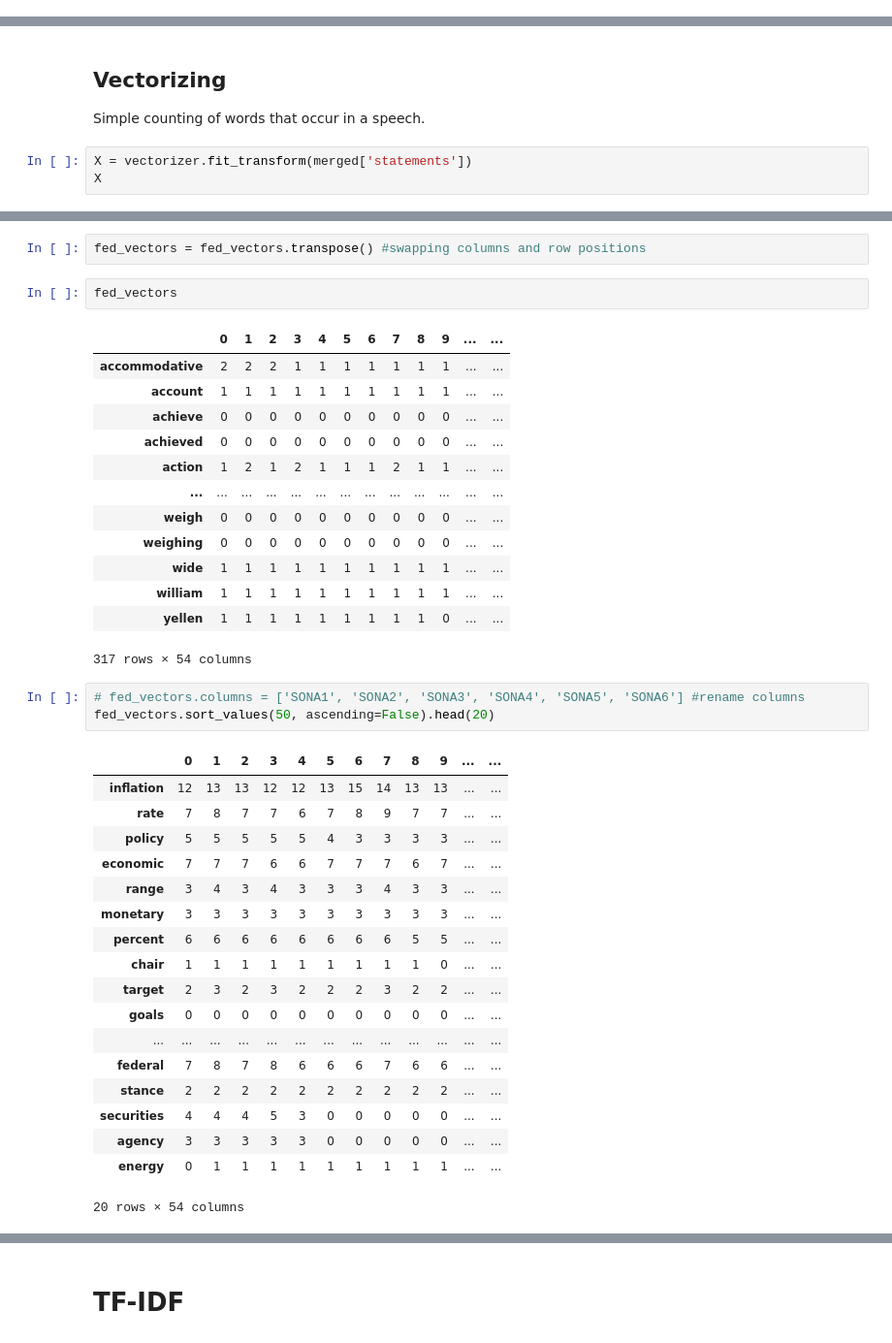
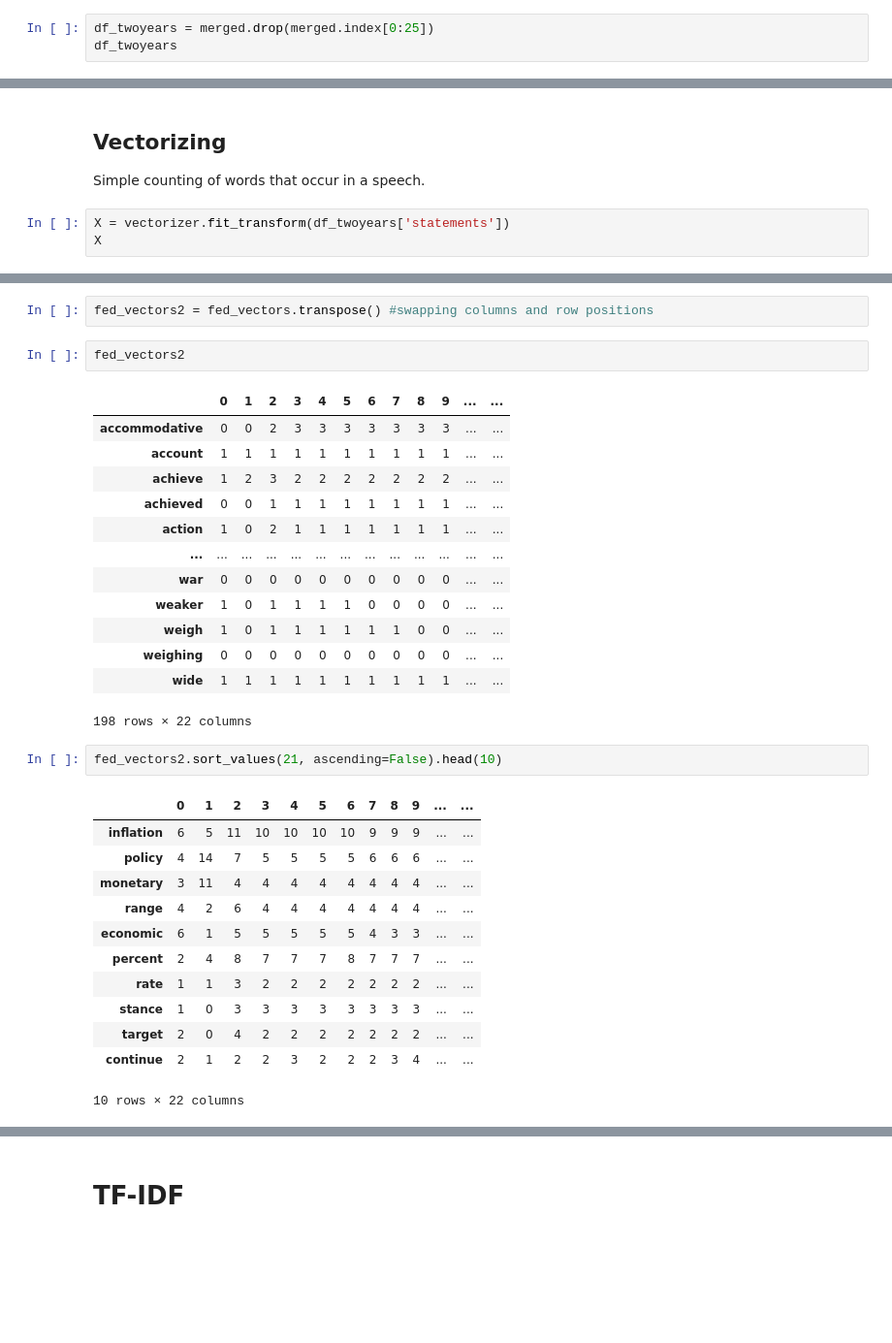
Before and after one commit to pmagtulis/fed-statement-scraper, a Jupyter notebook: fed-processing.ipynb, the cells around one changed output, grey strips where cells are left out. Shown at 97% size. Drawn from its saved outputs; the diff is of its cells as text; blank space fills up the shorter version.

```diff
--- a/fed-processing.ipynb
+++ b/fed-processing.ipynb
@@ -31,0 +40,3 @@ merged.tail(10)
+# %%
+df_twoyears = merged.drop(merged.index[0:25])
+df_twoyears
@@ -61,6 +90,6 @@ vectorizer = CountVectorizer(
 
 Simple counting of words that occur in a speech.
 # %%
-X = vectorizer.fit_transform(merged['statements'])
+X = vectorizer.fit_transform(df_twoyears['statements'])
 X
 # %% [output]
@@ -91,40 +120,33 @@ fed_vectors.tail(15)
 # %%
-fed_vectors = fed_vectors.transpose() #swapping columns and row positions
+fed_vectors2 = fed_vectors.transpose() #swapping columns and row positions
 # %%
-fed_vectors
+fed_vectors2
 # %% [output]
 |  | 0 | 1 | 2 | 3 | 4 | 5 | 6 | 7 | 8 | 9 | ... | ... |
-| accommodative | 2 | 2 | 2 | 1 | 1 | 1 | 1 | 1 | 1 | 1 | ... | ... |
+| accommodative | 0 | 0 | 2 | 3 | 3 | 3 | 3 | 3 | 3 | 3 | ... | ... |
 | account | 1 | 1 | 1 | 1 | 1 | 1 | 1 | 1 | 1 | 1 | ... | ... |
-| achieve | 0 | 0 | 0 | 0 | 0 | 0 | 0 | 0 | 0 | 0 | ... | ... |
-| achieved | 0 | 0 | 0 | 0 | 0 | 0 | 0 | 0 | 0 | 0 | ... | ... |
-| action | 1 | 2 | 1 | 2 | 1 | 1 | 1 | 2 | 1 | 1 | ... | ... |
+| achieve | 1 | 2 | 3 | 2 | 2 | 2 | 2 | 2 | 2 | 2 | ... | ... |
+| achieved | 0 | 0 | 1 | 1 | 1 | 1 | 1 | 1 | 1 | 1 | ... | ... |
+| action | 1 | 0 | 2 | 1 | 1 | 1 | 1 | 1 | 1 | 1 | ... | ... |
 | ... | ... | ... | ... | ... | ... | ... | ... | ... | ... | ... | ... | ... |
-| weigh | 0 | 0 | 0 | 0 | 0 | 0 | 0 | 0 | 0 | 0 | ... | ... |
+| war | 0 | 0 | 0 | 0 | 0 | 0 | 0 | 0 | 0 | 0 | ... | ... |
+| weaker | 1 | 0 | 1 | 1 | 1 | 1 | 0 | 0 | 0 | 0 | ... | ... |
+| weigh | 1 | 0 | 1 | 1 | 1 | 1 | 1 | 1 | 0 | 0 | ... | ... |
 | weighing | 0 | 0 | 0 | 0 | 0 | 0 | 0 | 0 | 0 | 0 | ... | ... |
 | wide | 1 | 1 | 1 | 1 | 1 | 1 | 1 | 1 | 1 | 1 | ... | ... |
-| william | 1 | 1 | 1 | 1 | 1 | 1 | 1 | 1 | 1 | 1 | ... | ... |
-| yellen | 1 | 1 | 1 | 1 | 1 | 1 | 1 | 1 | 1 | 0 | ... | ... |
-317 rows × 54 columns
+198 rows × 22 columns
 # %%
-# fed_vectors.columns = ['SONA1', 'SONA2', 'SONA3', 'SONA4', 'SONA5', 'SONA6'] #rename columns
-fed_vectors.sort_values(50, ascending=False).head(20)
+fed_vectors2.sort_values(21, ascending=False).head(10)
 # %% [output]
 |  | 0 | 1 | 2 | 3 | 4 | 5 | 6 | 7 | 8 | 9 | ... | ... |
-| inflation | 12 | 13 | 13 | 12 | 12 | 13 | 15 | 14 | 13 | 13 | ... | ... |
-| rate | 7 | 8 | 7 | 7 | 6 | 7 | 8 | 9 | 7 | 7 | ... | ... |
-| policy | 5 | 5 | 5 | 5 | 5 | 4 | 3 | 3 | 3 | 3 | ... | ... |
-| economic | 7 | 7 | 7 | 6 | 6 | 7 | 7 | 7 | 6 | 7 | ... | ... |
-| range | 3 | 4 | 3 | 4 | 3 | 3 | 3 | 4 | 3 | 3 | ... | ... |
-| monetary | 3 | 3 | 3 | 3 | 3 | 3 | 3 | 3 | 3 | 3 | ... | ... |
-| percent | 6 | 6 | 6 | 6 | 6 | 6 | 6 | 6 | 5 | 5 | ... | ... |
-| chair | 1 | 1 | 1 | 1 | 1 | 1 | 1 | 1 | 1 | 0 | ... | ... |
-| target | 2 | 3 | 2 | 3 | 2 | 2 | 2 | 3 | 2 | 2 | ... | ... |
-| goals | 0 | 0 | 0 | 0 | 0 | 0 | 0 | 0 | 0 | 0 | ... | ... |
-| ... | ... | ... | ... | ... | ... | ... | ... | ... | ... | ... | ... | ... |
-| federal | 7 | 8 | 7 | 8 | 6 | 6 | 6 | 7 | 6 | 6 | ... | ... |
-| stance | 2 | 2 | 2 | 2 | 2 | 2 | 2 | 2 | 2 | 2 | ... | ... |
-| securities | 4 | 4 | 4 | 5 | 3 | 0 | 0 | 0 | 0 | 0 | ... | ... |
-| agency | 3 | 3 | 3 | 3 | 3 | 0 | 0 | 0 | 0 | 0 | ... | ... |
-| energy | 0 | 1 | 1 | 1 | 1 | 1 | 1 | 1 | 1 | 1 | ... | ... |
+| inflation | 6 | 5 | 11 | 10 | 10 | 10 | 10 | 9 | 9 | 9 | ... | ... |
+| policy | 4 | 14 | 7 | 5 | 5 | 5 | 5 | 6 | 6 | 6 | ... | ... |
+| monetary | 3 | 11 | 4 | 4 | 4 | 4 | 4 | 4 | 4 | 4 | ... | ... |
+| range | 4 | 2 | 6 | 4 | 4 | 4 | 4 | 4 | 4 | 4 | ... | ... |
+| economic | 6 | 1 | 5 | 5 | 5 | 5 | 5 | 4 | 3 | 3 | ... | ... |
+| percent | 2 | 4 | 8 | 7 | 7 | 7 | 8 | 7 | 7 | 7 | ... | ... |
+| rate | 1 | 1 | 3 | 2 | 2 | 2 | 2 | 2 | 2 | 2 | ... | ... |
+| stance | 1 | 0 | 3 | 3 | 3 | 3 | 3 | 3 | 3 | 3 | ... | ... |
+| target | 2 | 0 | 4 | 2 | 2 | 2 | 2 | 2 | 2 | 2 | ... | ... |
+| continue | 2 | 1 | 2 | 2 | 3 | 2 | 2 | 2 | 3 | 4 | ... | ... |
-20 rows × 54 columns
+10 rows × 22 columns
```
Also changed, not shown: parts of 12 cells of this notebook, 3 other files.
